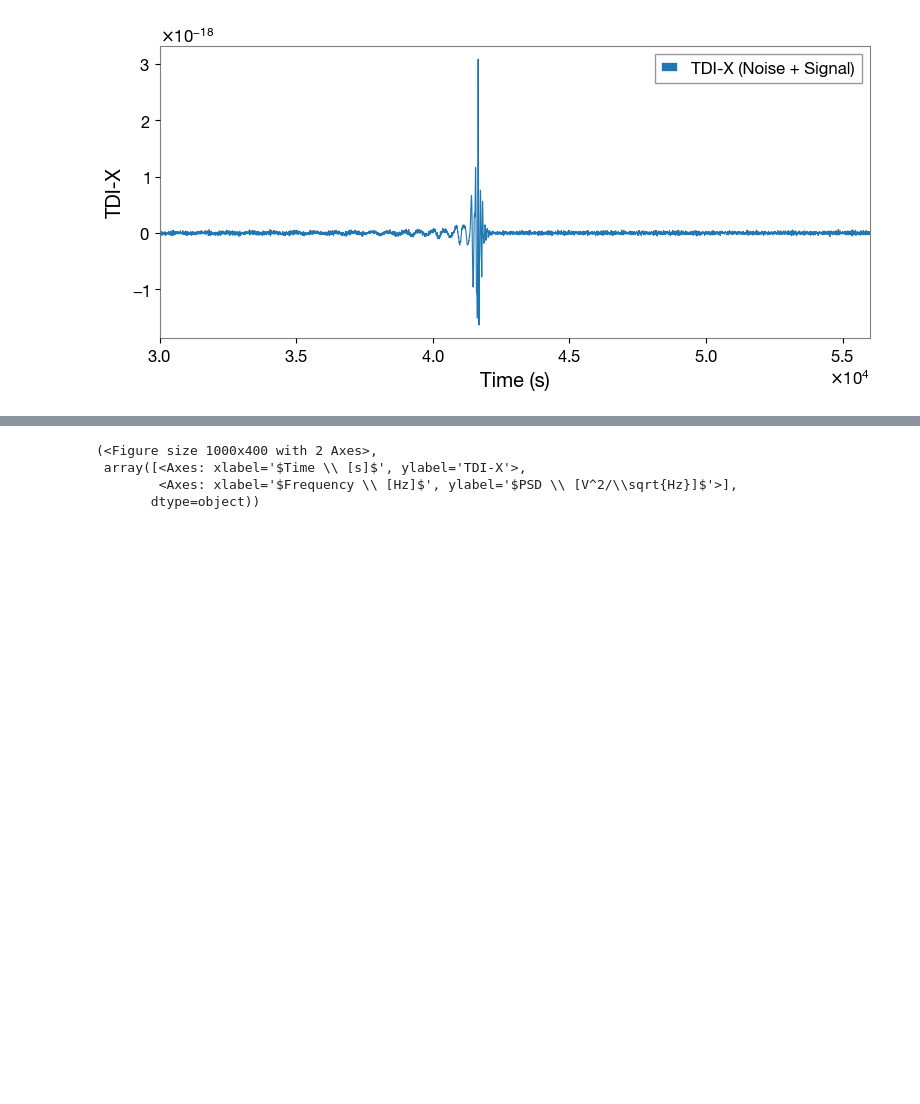
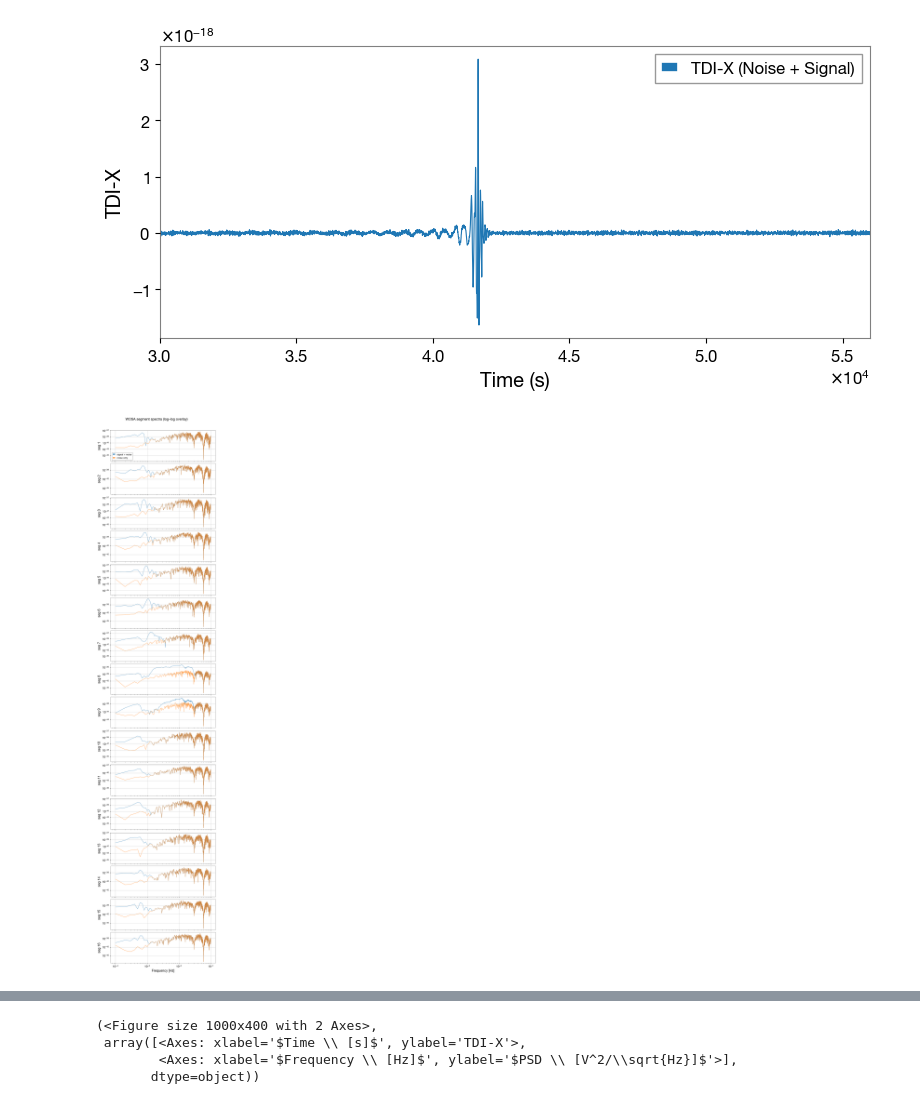
Before and after one commit to AkmDgreat/AkshatLISA, a Jupyter notebook: AkshatLISA/notebooks/injecting_mbbh.ipynb, the cells around one changed output, grey strips where cells are left out. Cells and saved outputs as stored; diff of their text form; code cells hidden in the pictures; blank space fills up the shorter version.

```diff
--- a/AkshatLISA/notebooks/injecting_mbbh.ipynb
+++ b/AkshatLISA/notebooks/injecting_mbbh.ipynb
@@ -83,6 +173,37 @@ plt.legend(); plt.tight_layout(); plt.show()
 [figure]
 [figure]
 [figure]
+# %%
+nperseg = 2000
+
+tdi_path = getTdiPath('glitch_1.h5')
+tdi_noise, fs, t = readTdi(tdi_path)
+
+# Generate and plot signal
+t_mbbh, hX, hY, hZ = lisa_mbbh_strain(
+    m1=1e6, m2=5e5,
+    a1=0.2, a2=0.4,
+    dist=18e3 * PC_SI * 1e6,
+    phi_ref=0.0,
+    f_ref=0.0,
+    inc=np.pi/3,
+    lam=np.pi/5,
+    beta=np.pi/4,
+    psi=np.pi/6,
+    N=17200,
+    t_ref=0.5 * YRSID_SI,
+    dt=5.0
+)
+signal_and_noise = tdi_noise+hX
+
+
+plot_segments_from_series(
+    [signal_and_noise, tdi_noise],
+    ["signal + noise", "noise only"],
+    fs=fs
+)
+# %% [output]
+[figure, added]
 # %%
 nperseg = 2000
 
```
Also changed, not shown: parts of 10 cells of this notebook.
